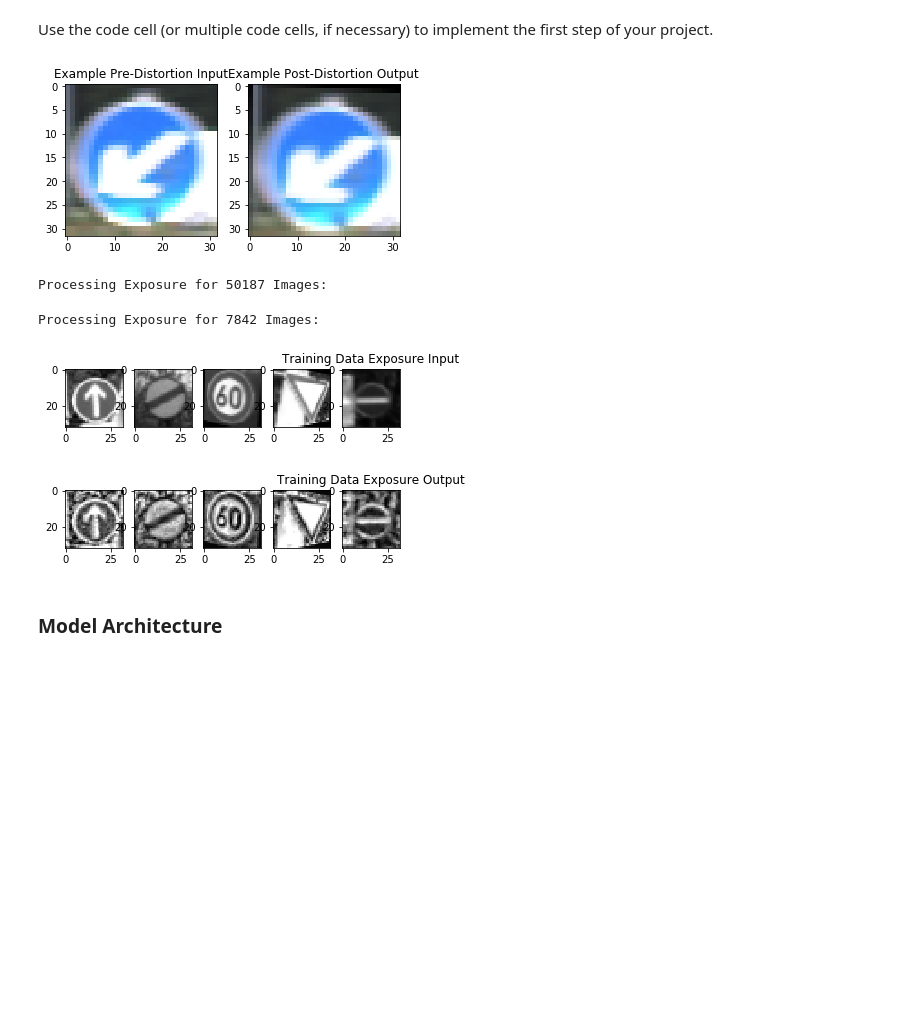
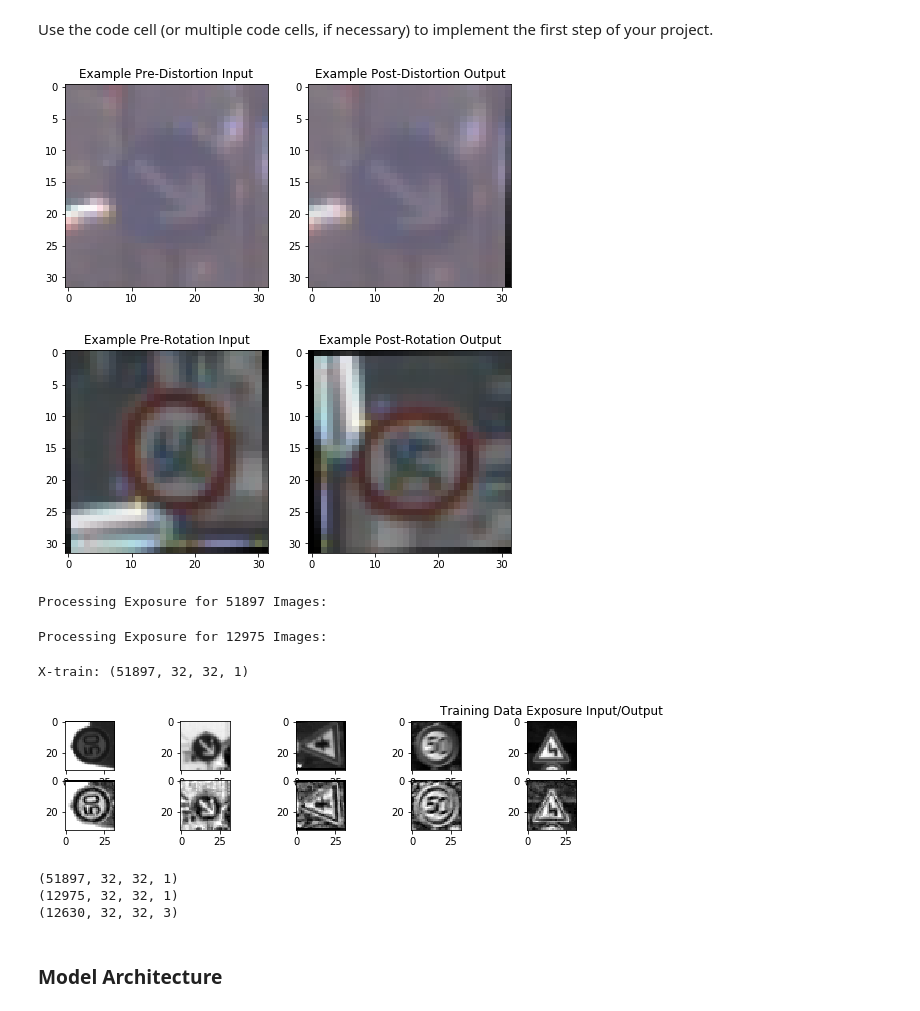
Before and after one commit to alistairskirk/UdacitySDCND-P2, a Jupyter notebook: Traffic_Sign_Classifier.ipynb, the cells around one changed output. Drawn from its saved outputs; the diff is of its cells as text; code cells hidden in the pictures; blank space fills up the shorter version.

Commit message:
Added Rotation and completed write up
Rotation algorithm introduced.
Added bar charts for softmax probabilities at the end.
Completed write up

```diff
--- a/Traffic_Sign_Classifier.ipynb
+++ b/Traffic_Sign_Classifier.ipynb
@@ -39,8 +39,8 @@ with open(testing_file, mode='rb') as f:
     test = pickle.load(f)
 
 #Split off the validation set from training set using suggested ratio (20%). Randomize selection to remove dependency on order
-X_train, X_valid, y_train, y_valid = train_test_split(train['features'], train['labels'], test_size=0.2, random_state=42)
-#X_train, y_train = train['features'], train['labels']
+#X_train, X_valid, y_train, y_valid = train_test_split(train['features'], train['labels'], test_size=0.2, random_state=42)
+X_train, y_train = train['features'], train['labels']
 #X_valid, y_valid = valid['features'], valid['labels']
 X_test, y_test = test['features'], test['labels']
 
@@ -51,4 +51,5 @@ print("X_train: ",len(X_train))
 #print("X_test: ",len(X_test))
 #print("y_test: ",len(y_test))
 print("X_train Shape:", X_train.shape)
+#print("X_valid Shape:", X_valid.shape)
 # %% [output]
@@ -224,7 +230,7 @@ def jitter(xdat, ydat, portion = 0.6, intensity = 5):
     # Takes a portion of the data and generates a new set of geometric transformed synthetic data based on percentage
     # Assume square input e.g. 32x32
     # Intensity of jittering (intensity) used to determine how much 'skewing' of the image is applied
-
+    assert (0 < portion <= 1), "Portion of input data set must be greater than 0 and less than or equal to 1"
     assert len(xdat) ==  len(ydat), "x_input and y_input have different lengths"
     #print('len',len(xdat))
 
@@ -236,7 +242,9 @@ def jitter(xdat, ydat, portion = 0.6, intensity = 5):
 
     count = 0
 
-    plt.subplot(121),plt.imshow(xnew[50]),plt.title('Example Pre-Distortion Input')
+    fig, ax = plt.subplots(figsize = (8,4))
+    plt.subplot(121)
+    plt.imshow(xnew[0]),plt.title('Example Pre-Distortion Input')
 
     for img in xnew:
         rows,cols,ch = img.shape
@@ -263,8 +271,10 @@ def jitter(xdat, ydat, portion = 0.6, intensity = 5):
     #print('xrand',xrand)
     #print('yrand',yrand)
     #plt.subplot(121),plt.imshow(img),plt.title('Last Input')
-    plt.subplot(122),plt.imshow(xnew[50]),plt.title('Example Post-Distortion Output')
+    plt.subplot(122)
+    plt.imshow(xnew[0]),plt.title('Example Post-Distortion Output')
     plt.show()
+    fig.savefig('outputfigs/PP-Jitter.png')
 
     # Reshape the new dataset to match the input:
 
@@ -305,65 +401,69 @@ def exposure_correction(xdat):
 ### Preprocess the data here. Preprocessing steps could include normalization, converting to grayscale, etc.
 ### Feel free to use as many code cells as needed.
 
-# Apply Perspective Transforms on Data (Jitter):
-X_train, y_train = jitter(X_train,y_train)
+# Apply perspective transforms on data (Jitter):
+X_train, y_train = jitter(X_train,y_train, portion = 0.3, intensity = 3)
 
 # Shuffle the data to remove order dependence
 from sklearn.utils import shuffle
 X_train, y_train = shuffle(X_train, y_train)
 
-# Debug:
-#plt.figure()
-#plt.imshow(X_train[0].squeeze())
+# Apply rotationaltransforms on data and shuffle again:
+X_train, y_train = random_rotate(X_train,y_train, portion = 0.3, intensity = 0)
+X_train, y_train = shuffle(X_train, y_train)
+
+#Split off 20% validation data from the newly augmented test data.
+X_train, X_valid, y_train, y_valid = train_test_split(X_train, y_train, test_size=0.2, random_state=42)
 
 # Convert to Grayscale and Normalize each channel:
 X_train = graynorm(X_train)
 X_valid = graynorm(X_valid)
 
 #Equalize the contrast for all images:
 
 # Plot A Sample of Images Pre-Exposure
+fig, ax = plt.subplots(figsize = (10,2))
 pltnum = 5
 for preimg in range(pltnum):
-    plt.subplot(1,pltnum,preimg+1)
+    plt.subplot(2,pltnum,preimg+1)
     plt.imshow(X_train[preimg], cmap = 'gray'),
 
-plt.title('Training Data Exposure Input')
+plt.title('Training Data Exposure Input/Output')
 
 # Correct the Exposure
 X_train = exposure_correction(X_train)
 X_valid = exposure_correction(X_valid)
 
 # Plot A Sample of Images Post-Exposure
-plt.figure(2)
 for preimg in range(pltnum):
-    plt.subplot(1,pltnum,preimg+1)
+    plt.subplot(2,pltnum,preimg+1+5)
     plt.imshow(X_train[preimg], cmap = 'gray'),
 
-plt.title('Training Data Exposure Output')
+#plt.title('Training Data Exposure Output')
 
-plt.show()
+fig.savefig('outputfigs/PP-Exposure.png')
 
 #Add single gray channel as it is required later
 X_train = X_train.reshape(X_train.shape + (1,))
 X_valid = X_valid.reshape(X_valid.shape + (1,))
 
 # Debug:
-#print("Normshp",normtrain.shape)
-#print("Norm[0]",normtrain[0])
-#print(img[1,:])
-#print(img.shape)
-#print("X-train:",X_train[0])
-#plt.figure()
-#plt.imshow(X_train[0].squeeze(), cmap='gray')
-#print("X-train:",X_train[0])
-#print("X-train:",X_train[0].shape)
+print("X-train:",X_train.shape)
 # %% [output]
-[figure, old version]
+[figure, new version]
+[figure, new version]
-Processing Exposure for 50187 Images:
+Processing Exposure for 51897 Images:
-Processing Exposure for 7842 Images:
+Processing Exposure for 12975 Images:
-[figure, old version]
+X-train: (51897, 32, 32, 1)
-[figure, old version]
+[figure, new version]
+# %%
+print(X_train.shape)
+print(X_valid.shape)
+print(X_test.shape)
+# %% [output]
+(51897, 32, 32, 1)
+(12975, 32, 32, 1)
+(12630, 32, 32, 3)
 # %% [markdown]
 ### Model Architecture
 # %%
```
Also changed, not shown: parts of 13 cells of this notebook, 5 other files.
